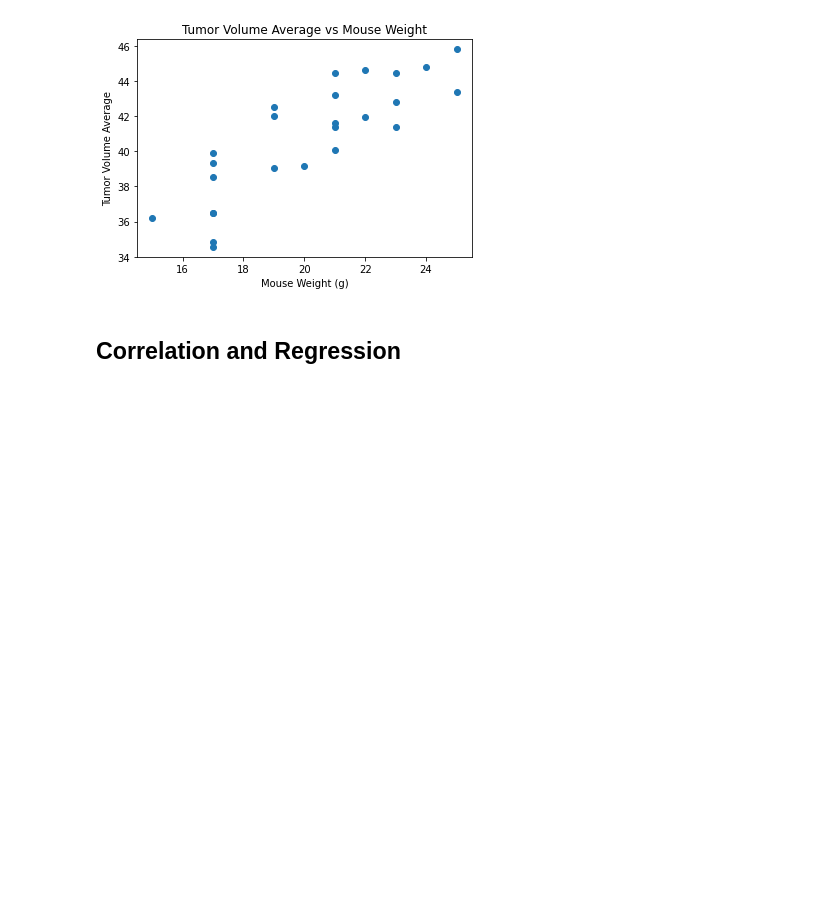
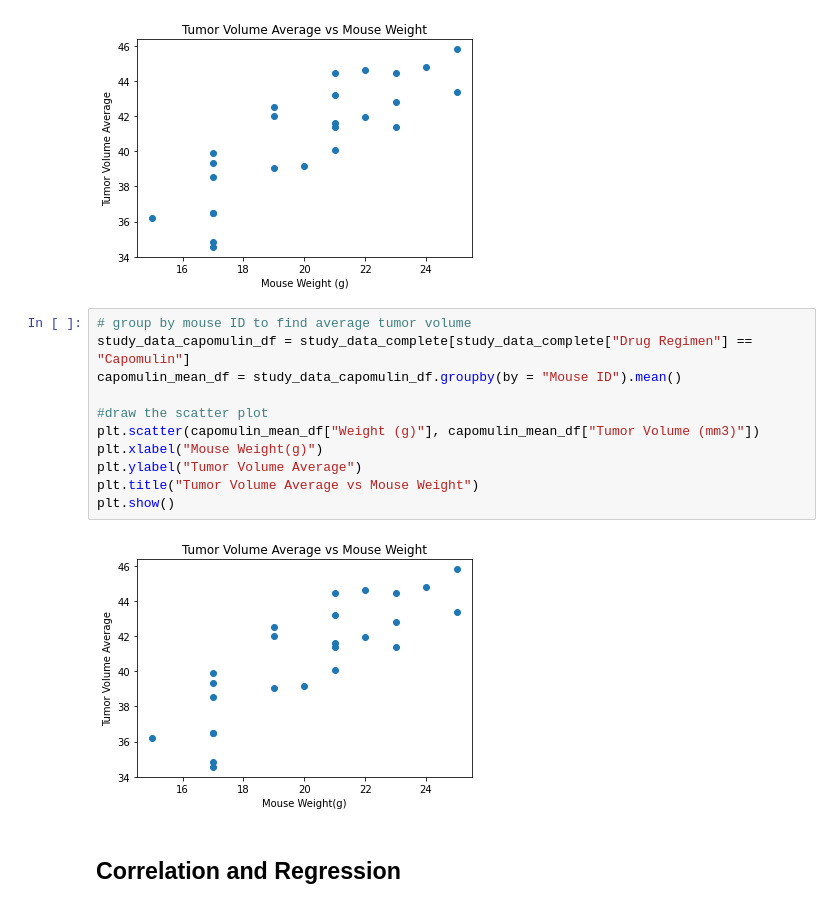
Before and after one commit to vadulas/matplotlib_challenge, a Jupyter notebook: Pymaceuticals/pymaceuticals_starter.ipynb, the cells around one changed output. Saved outputs shown, nothing was run; the diff lists cells and outputs as text; blank space fills up the shorter version.

```diff
--- a/Pymaceuticals/pymaceuticals_starter.ipynb
+++ b/Pymaceuticals/pymaceuticals_starter.ipynb
@@ -527,6 +574,19 @@ ValueError: cannot copy sequence with size 230 to array axis with dimension 1
 # produce scatter plot of the data
 # %% [output]
 [figure]
+# %%
+# group by mouse ID to find average tumor volume
+study_data_capomulin_df = study_data_complete[study_data_complete["Drug Regimen"] == "Capomulin"]
+capomulin_mean_df = study_data_capomulin_df.groupby(by = "Mouse ID").mean()
+
+#draw the scatter plot
+plt.scatter(capomulin_mean_df["Weight (g)"], capomulin_mean_df["Tumor Volume (mm3)"])
+plt.xlabel("Mouse Weight(g)")
+plt.ylabel("Tumor Volume Average")
+plt.title("Tumor Volume Average vs Mouse Weight")
+plt.show()
+# %% [output]
+[figure, added]
 # %% [markdown]
 ## Correlation and Regression
 # %%
```
Also changed, not shown: parts of 10 cells of this notebook.
